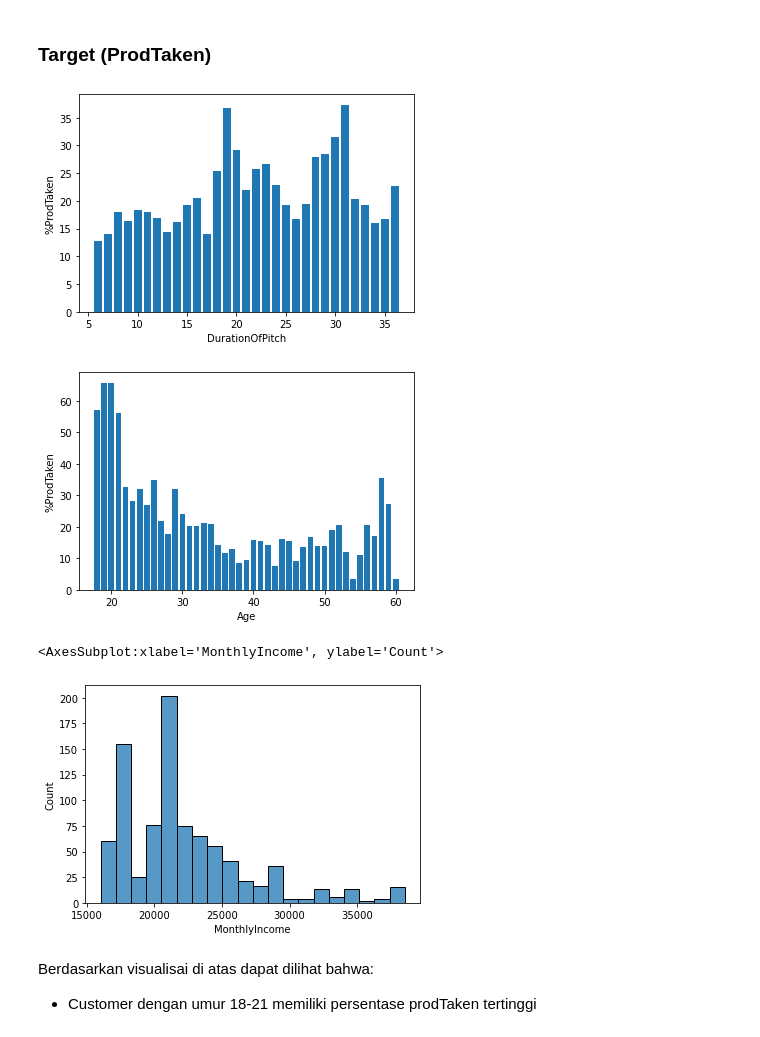
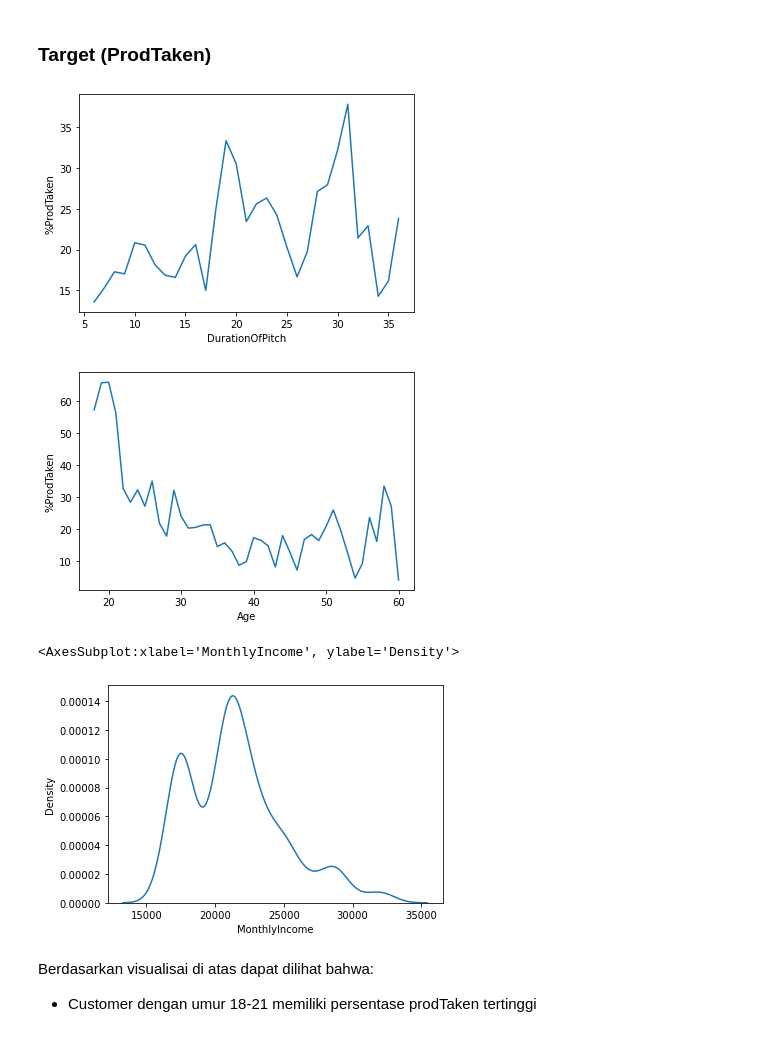
Before and after one commit to mhaniffajari/Final_Project_Rakamin_23, a Jupyter notebook: Holiday Package Prediction.ipynb, the cells around one changed output. Cells and saved outputs as stored; diff of their text form; code cells hidden in the pictures.

```diff
--- a/Holiday Package Prediction.ipynb
+++ b/Holiday Package Prediction.ipynb
@@ -194,26 +195,25 @@ Berdasarkan visualisasi di atas bisa dilihat bahwa:
 # %% [markdown]
 ### Target (ProdTaken)
 # %%
-nums.remove('MonthlyIncome')
 for j in range (0,len(nums)):
     num = nums[j]
     df['ProdTaken_new'] = df['ProdTaken']
     df_num = df.groupby([num])['ProdTaken'].count()
     df_num = df_num.reset_index()
     df_num_corr = df[df['ProdTaken']==1].groupby([num])['ProdTaken_new'].count()
     df_num_corr = df_num_corr.reset_index()
     df_num_corr = df_num.merge(df_num_corr,how='left',on=num)
     df_num_corr['%ProdTaken'] = (df_num_corr['ProdTaken_new']/df_num_corr['ProdTaken'])*100
-    plt.bar(df_num_corr[num],df_num_corr['%ProdTaken'])
+    plt.plot(df_num_corr[num],df_num_corr['%ProdTaken'])
     plt.xlabel(num)
     plt.ylabel('%ProdTaken')
     plt.show()
-sns.histplot(df[df['ProdTaken']==1]['MonthlyIncome'])
+sns.kdeplot(df[df['ProdTaken']==1]['MonthlyIncome'])
 # %% [output]
-[figure, old version]
+[figure, new version]
-[figure, old version]
+[figure, new version]
-<AxesSubplot:xlabel='MonthlyIncome', ylabel='Count'>
+<AxesSubplot:xlabel='MonthlyIncome', ylabel='Density'>
-[figure, old version]
+[figure, new version]
 # %% [markdown]
 Berdasarkan visualisai di atas dapat dilihat bahwa:
 - Customer dengan umur 18-21 memiliki persentase prodTaken tertinggi
```
Also changed, not shown: parts of 141 cells of this notebook.
